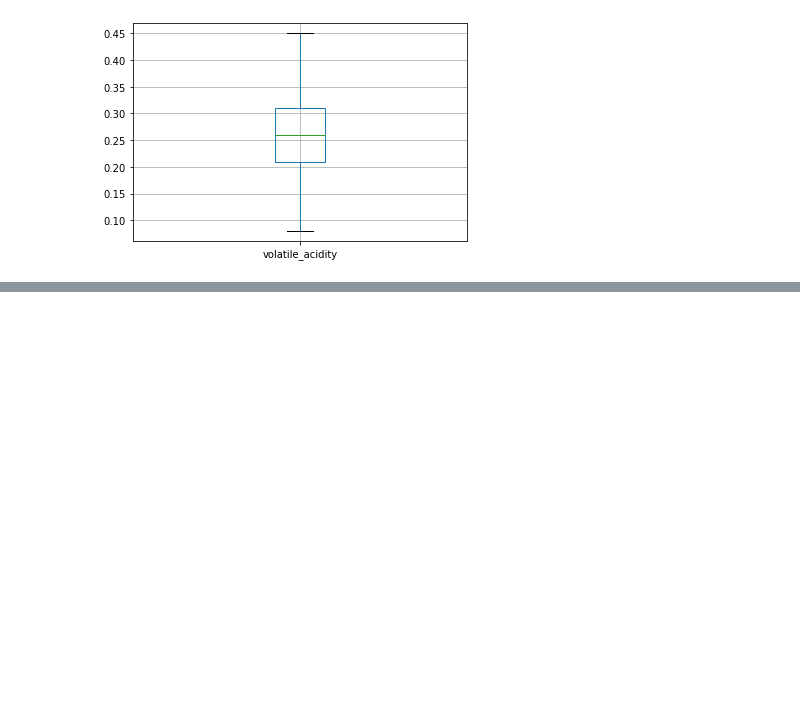
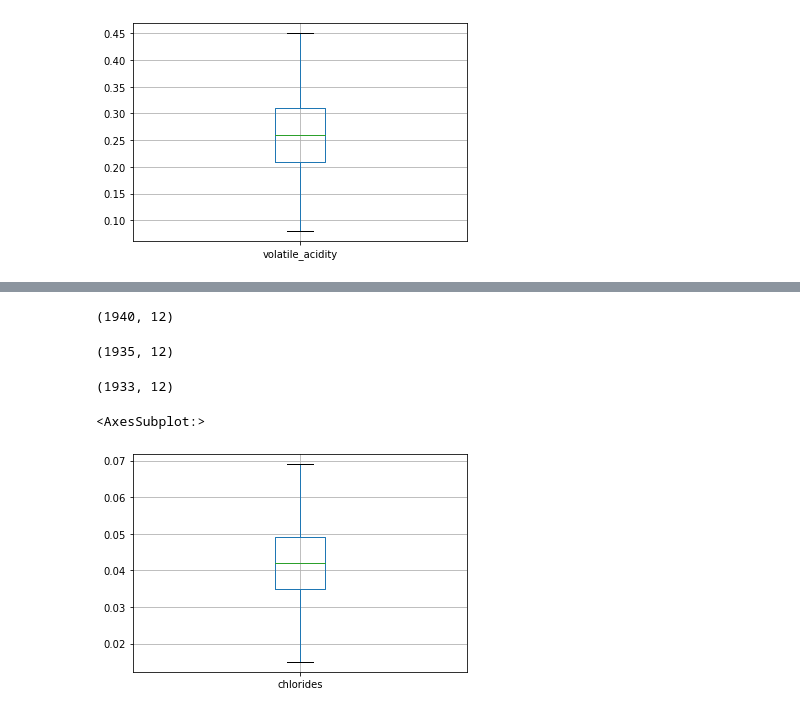
Before and after one commit to mchayan/DS_Practice, a Jupyter notebook: EDA_Practice/Assignment/Assignment_2.ipynb, the cells around one changed output, grey strips where cells are left out. Drawn from its saved outputs; the diff is of its cells as text; code cells hidden in the pictures; blank space fills up the shorter version.

```diff
--- a/EDA_Practice/Assignment/Assignment_2.ipynb
+++ b/EDA_Practice/Assignment/Assignment_2.ipynb
@@ -373,0 +446,21 @@ new_data.boxplot('residual_sugar')
+# %%
+new_data.shape
+# %% [output]
+(1940, 12)
+# %%
+#dropping the outliers
+new_data.drop(new_data[new_data['chlorides']>= 0.07].index, inplace = True)
+new_data.shape
+# %% [output]
+(1935, 12)
+# %%
+#dropping the outliers
+new_data.drop(new_data[new_data['chlorides']<= 0.014000000000000005].index, inplace = True)
+new_data.shape
+# %% [output]
+(1933, 12)
+# %%
+new_data.boxplot('chlorides')
+# %% [output]
+<AxesSubplot:>
+[figure, added]
```
Also changed, not shown: parts of 67 cells of this notebook.
